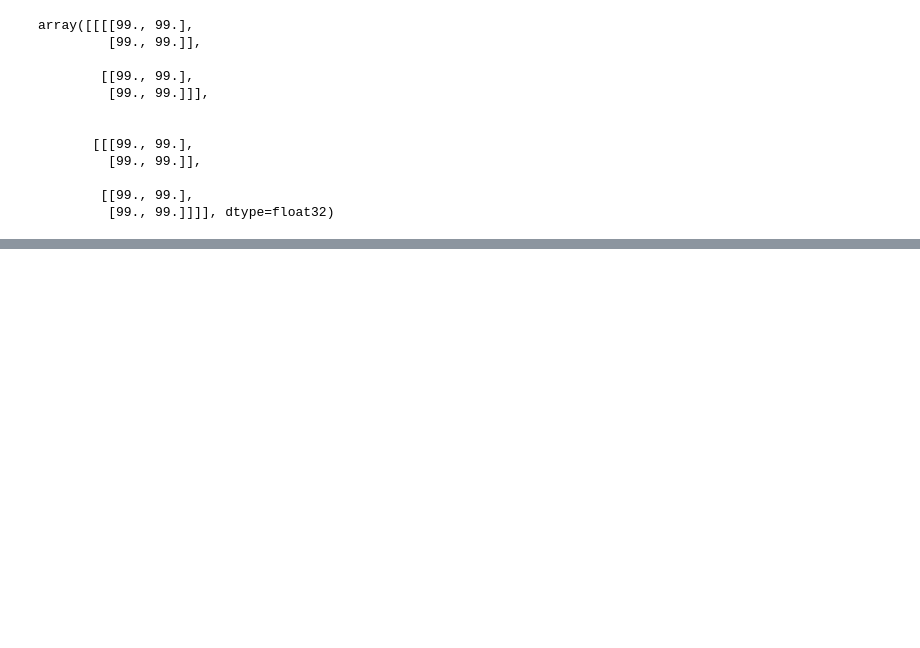
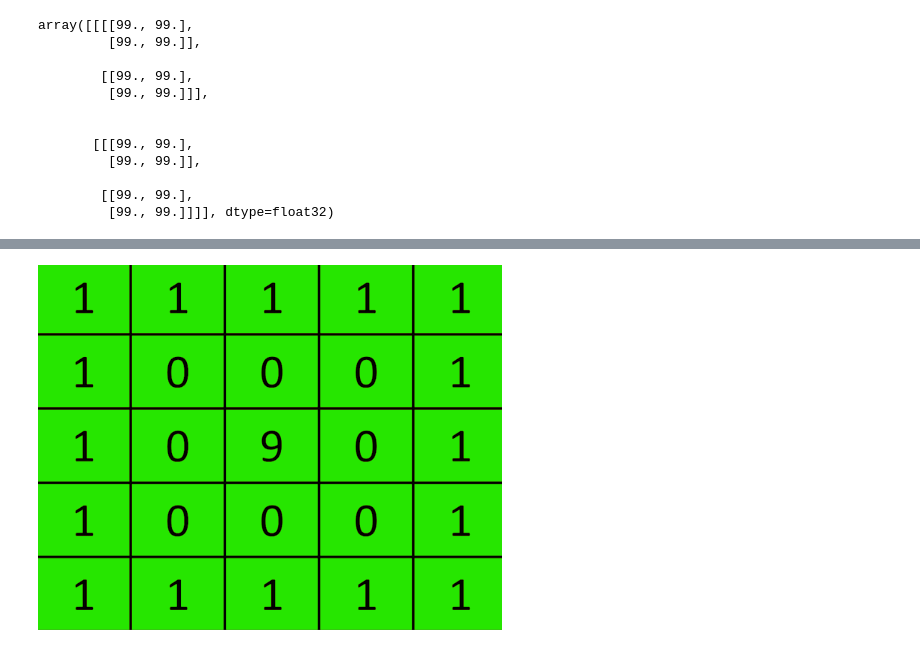
Before and after one commit to rishabhjain05/Numpy_Tutorial, a Jupyter notebook: Numpy_Notes.ipynb, the cells around one changed output, grey strips where cells are left out. Cells and saved outputs as stored; diff of their text form; code cells hidden in the pictures; blank space fills up the shorter version.

```diff
--- a/Numpy_Notes.ipynb
+++ b/Numpy_Notes.ipynb
@@ -349,0 +441,4 @@ array([[[[99., 99.],
+# %%
+Image('sample matrix.png')
+# %% [output]
+[figure, added]
```
Also changed, not shown: parts of 24 cells of this notebook.
